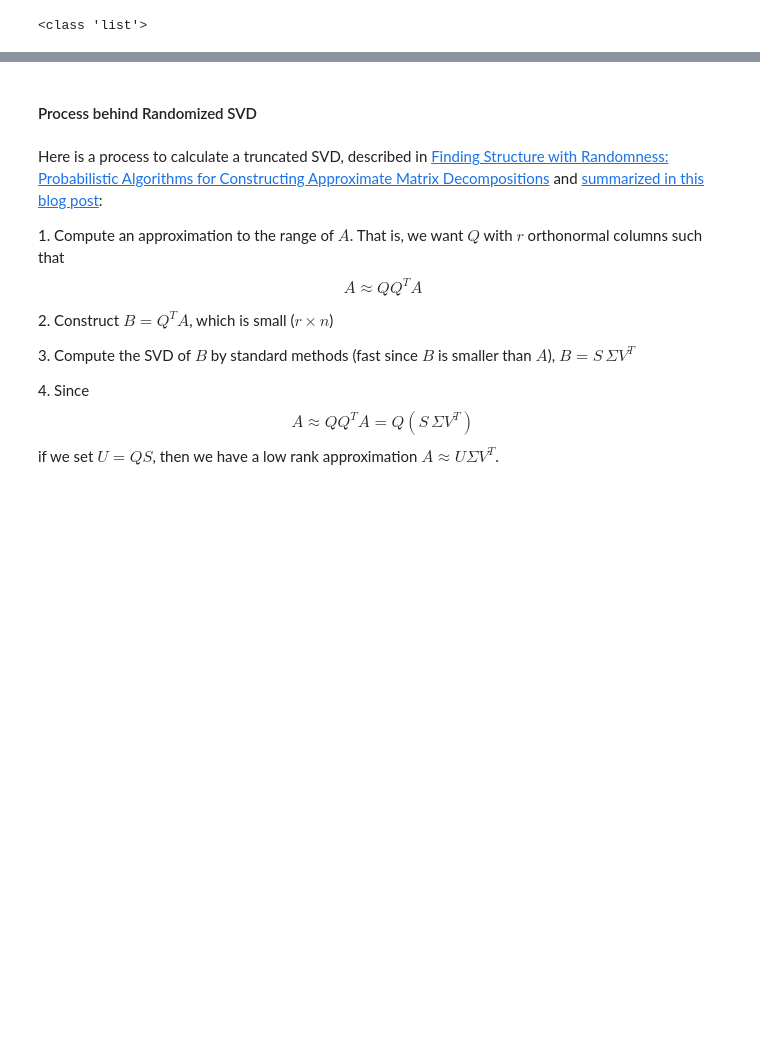
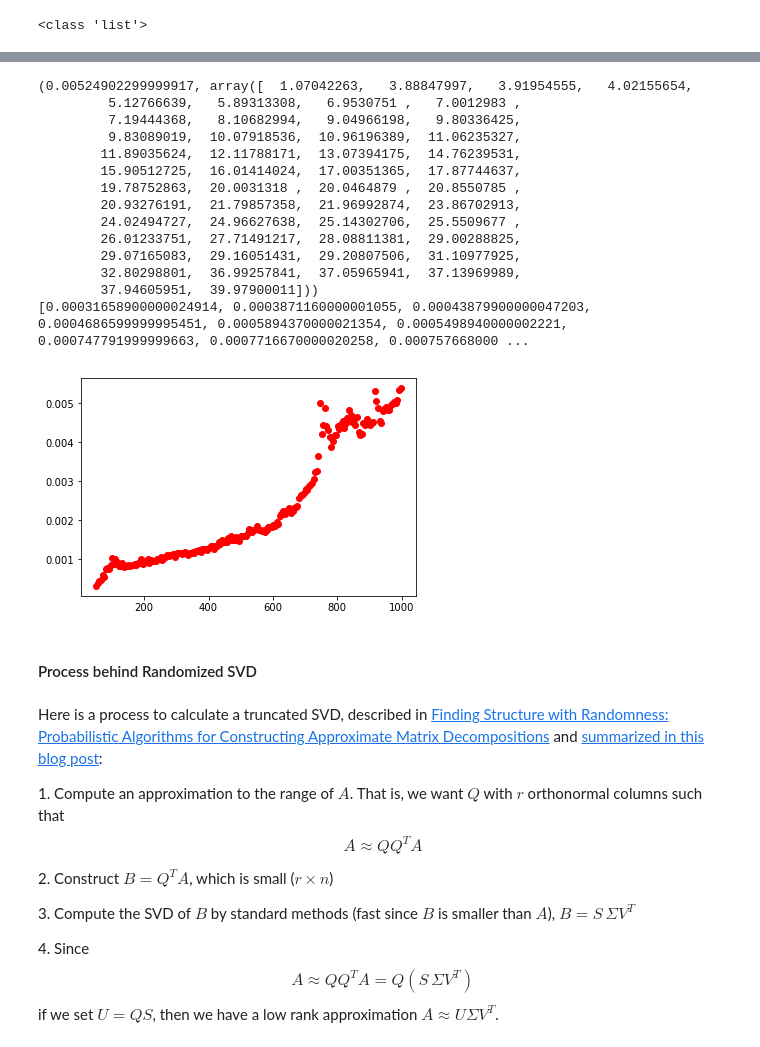
Before and after one commit to jiajingchen/BST234-Project, a Jupyter notebook: SVD-randomized SVD.ipynb, the cells around one changed output, grey strips where cells are left out. Saved outputs shown, nothing was run; the diff lists cells and outputs as text; code cells hidden in the pictures; blank space fills up the shorter version.

Commit message:
add computational time, plot

```diff
--- a/SVD-randomized SVD.ipynb
+++ b/SVD-randomized SVD.ipynb
@@ -156,0 +138,8 @@ print (p)
+# %%
+#generate 50 random eigen value according to N(real eigen value,0.1)
+
+print (eig_exact)
+random_eigen = [0]*50
+for i in range(50):
+    random_eigen[i]= float(np.random.normal(eig_exact[i], 0.1, 1))
+print (random_eigen)
@@ -156,0 +184,12 @@ print (p)
+# %%
+import time
+
+X_sparse = sparse.csr_matrix(q)
+X_T_sparse = sparse.csr_matrix.transpose(X_sparse)
+XX = X_sparse@E@X_T_sparse
+start_time = time.clock()
+eig_2 = lg.eigsh(XX,k=50)
+end_time = time.clock()
+eig_2 = eig_2[0]
+print (eig_2)
+print (end_time - start_time)
@@ -156,0 +208,49 @@ print (p)
+# %%
+# function to test average running time for computing eigen
+def test_eigen_1(K):
+    random_eigen = [0]*50
+    for i in range(50):
+        random_eigen[i]= float(np.random.normal(eig_exact[i], 0.1, 1))
+    a = np.random.random(size=(K, 50))
+    q = scipy.linalg.orth(a)
+    I = np.identity(50)
+    E = I*random_eigen
+    M = q @ E @ q.T
+    X_sparse = sparse.csr_matrix(q)
+    X_T_sparse = sparse.csr_matrix.transpose(X_sparse)
+    XX = X_sparse@E@X_T_sparse
+    time_list = []
+    for j in range(100):
+        start_time = time.clock()
+        eig_2 = lg.eigsh(XX,k=50)
+        end_time = time.clock()
+        time_list.append(end_time-start_time)
+    average_time = sum(time_list)/1000
+    eig_2 = eig_2[0]
+    return (average_time, eig_2)
+
+
+print (test_eigen_1(1000))
+#compute list of runing time vs. K
+k_list = range(100,1000,5)
+time_list = [test_eigen_1(k)[0] for k in k_list]
+print (time_list)
+import matplotlib.pyplot as plt
+plt.plot(k_list, time_list, 'ro')
+plt.show()
+# %% [output]
+(0.00524902299999917, array([  1.07042263,   3.88847997,   3.91954555,   4.02155654,
+         5.12766639,   5.89313308,   6.9530751 ,   7.0012983 ,
+         7.19444368,   8.10682994,   9.04966198,   9.80336425,
+         9.83089019,  10.07918536,  10.96196389,  11.06235327,
+        11.89035624,  12.11788171,  13.07394175,  14.76239531,
+        15.90512725,  16.01414024,  17.00351365,  17.87744637,
+        19.78752863,  20.0031318 ,  20.0464879 ,  20.8550785 ,
+        20.93276191,  21.79857358,  21.96992874,  23.86702913,
+        24.02494727,  24.96627638,  25.14302706,  25.5509677 ,
+        26.01233751,  27.71491217,  28.08811381,  29.00288825,
+        29.07165083,  29.16051431,  29.20807506,  31.10977925,
+        32.80298801,  36.99257841,  37.05965941,  37.13969989,
+        37.94605951,  39.97900011]))
+[0.00031658900000024914, 0.0003871160000001055, 0.00043879900000047203, 0.0004686599999995451, 0.0005894370000021354, 0.0005498940000002221, 0.000747791999999663, 0.0007716670000020258, 0.000757668000 ...
+[figure, added]
```
Also changed, not shown: parts of 10 cells of this notebook.
